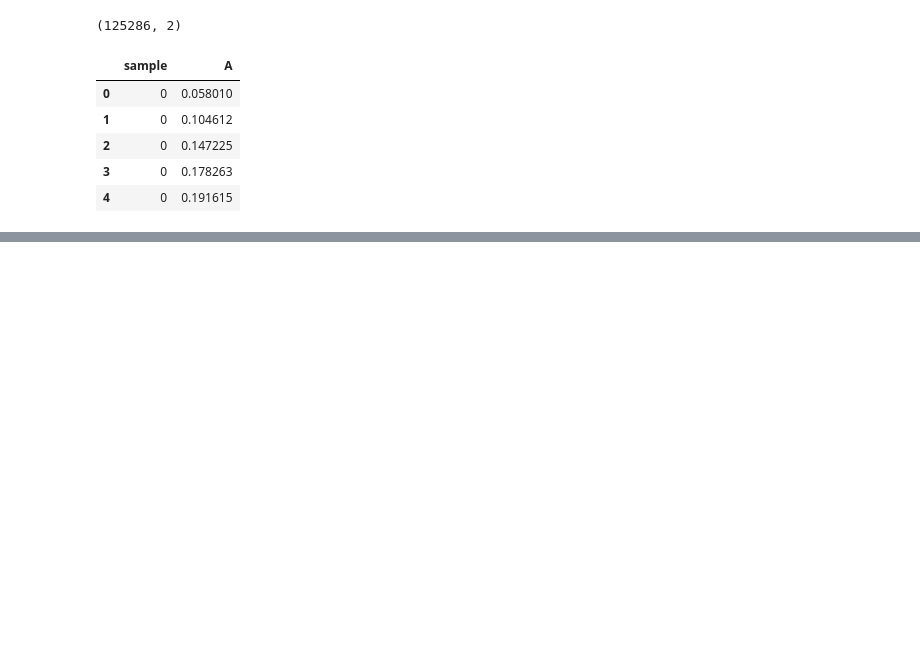
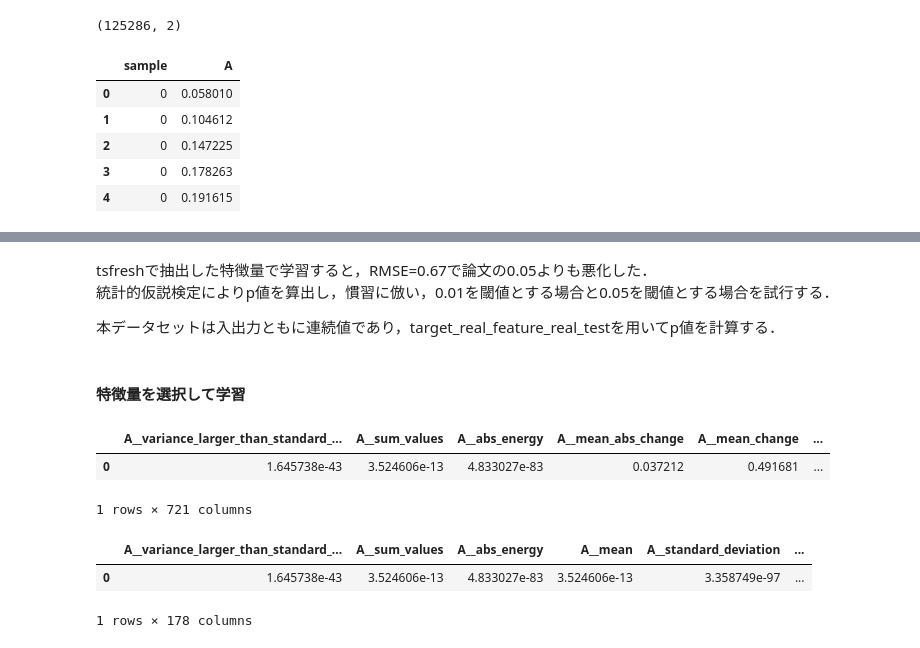
Before and after one commit to ryoma-jp/samples, a Jupyter notebook: python/feature_engineering/00_Overview.ipynb, the cells around one changed output, grey strips where cells are left out. Drawn from its saved outputs; the diff is of its cells as text; code cells hidden in the pictures; blank space fills up the shorter version.

```diff
--- a/python/feature_engineering/00_Overview.ipynb
+++ b/python/feature_engineering/00_Overview.ipynb
@@ -197,0 +228,27 @@ tsfreshで抽出した特徴量で学習すると，RMSE=0.67で論文の0.05よ
+# %% [markdown]
+tsfreshで抽出した特徴量で学習すると，RMSE=0.67で論文の0.05よりも悪化した．
+統計的仮説検定によりp値を算出し，慣習に倣い，0.01を閾値とする場合と0.05を閾値とする場合を試行する．
+
+本データセットは入出力ともに連続値であり，target_real_feature_real_testを用いてp値を計算する．
+# %% [markdown]
+#### 特徴量を選択して学習
+# %%
+p_values = []
+for column in df_x_train_melt_ef.columns:
+    p_value = target_real_feature_real_test(df_x_train_melt_ef[column], pd.Series(y_train))
+    p_values.append(p_value)
+
+p_values = pd.DataFrame(np.array(p_values).reshape(1, -1), columns=df_x_train_melt_ef.columns)
+p_values.dropna(axis=1, inplace=True)
+p_values.head()
+# %% [output]
+|  | A__variance_larger_than_standard_... | A__sum_values | A__abs_energy | A__mean_abs_change | A__mean_change | ... |
+| 0 | 1.645738e-43 | 3.524606e-13 | 4.833027e-83 | 0.037212 | 0.491681 | ... |
+1 rows × 721 columns
+# %%
+p_values_under001 = p_values[p_values<=0.01].dropna(axis=1)
+p_values_under001.head()
+# %% [output]
+|  | A__variance_larger_than_standard_... | A__sum_values | A__abs_energy | A__mean | A__standard_deviation | ... |
+| 0 | 1.645738e-43 | 3.524606e-13 | 4.833027e-83 | 3.524606e-13 | 3.358749e-97 | ... |
+1 rows × 178 columns
```
Also changed, not shown: parts of 24 cells of this notebook.
